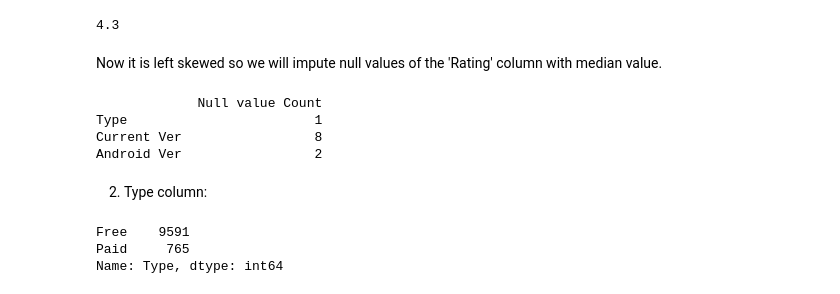
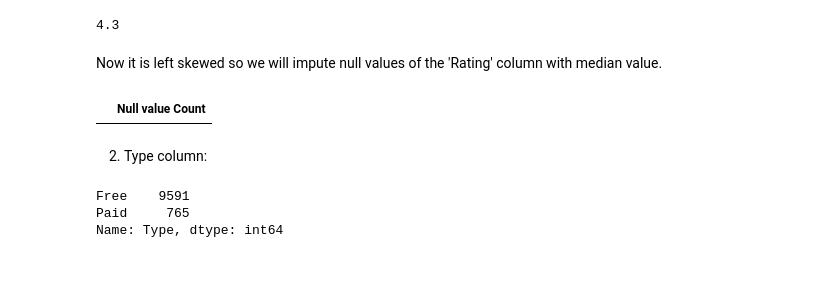
Before and after one commit to akashude/Play-Store-App-Review-Analysis, a Jupyter notebook: Copy_of_Play_Store_App_Review_Analysis_Capstone_Project.ipynb, the cells around one changed output. Saved outputs shown, nothing was run; the diff lists cells and outputs as text; code cells hidden in the pictures.

```diff
--- a/Copy_of_Play_Store_App_Review_Analysis_Capstone_Project.ipynb
+++ b/Copy_of_Play_Store_App_Review_Analysis_Capstone_Project.ipynb
@@ -198,12 +196,9 @@ Now it is left skewed so we will impute null values of the 'Rating' column with
 # %%
 # Imputing the null values of rating column with median
 apps_df['Rating'].fillna(apps_df['Rating'].median(), inplace = True)
-print(null_count(apps_df))
+null_count(apps_df)
 # %% [output]
-             Null value Count
-Type                        1
-Current Ver                 8
-Android Ver                 2
+|  | Null value Count |
 # %% [markdown]
 2) Type column:
 # %%
```
Also changed, not shown: parts of 15 cells of this notebook.
